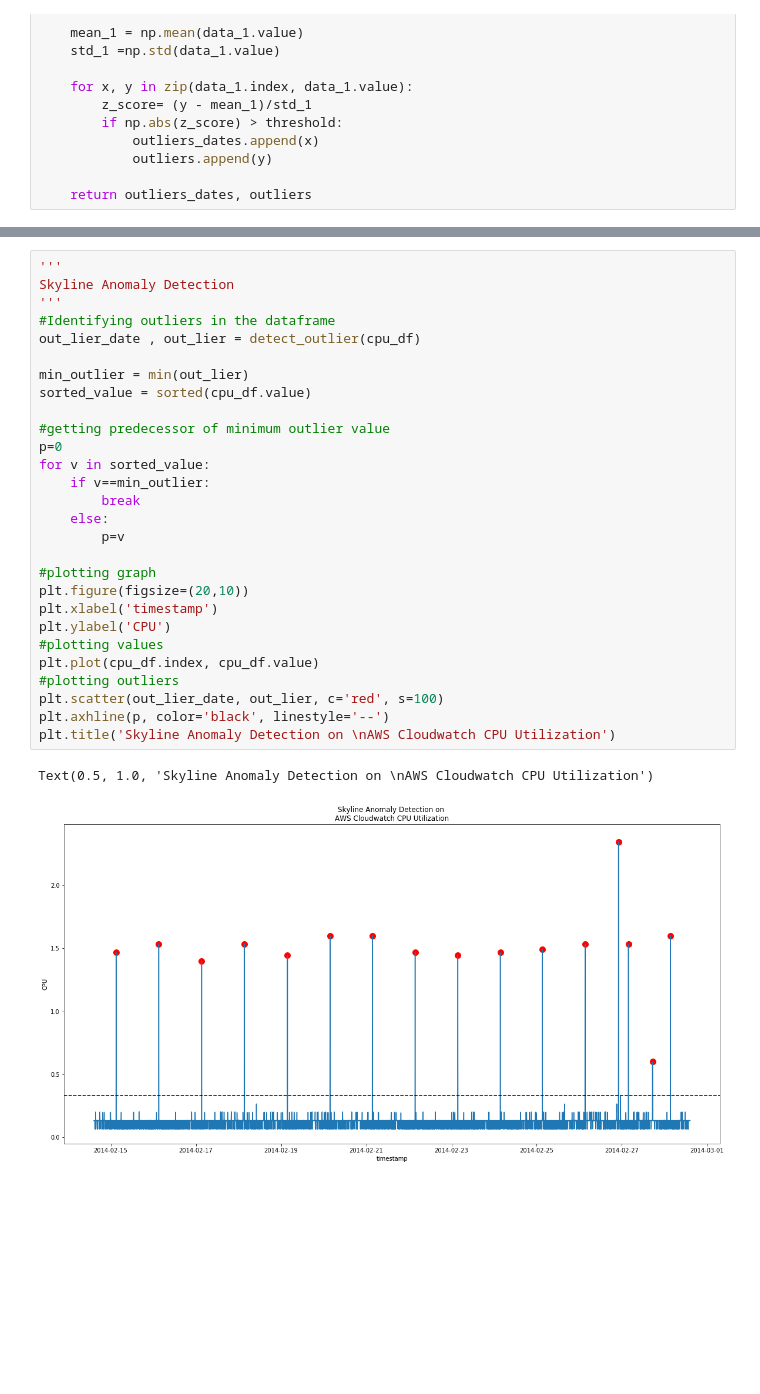
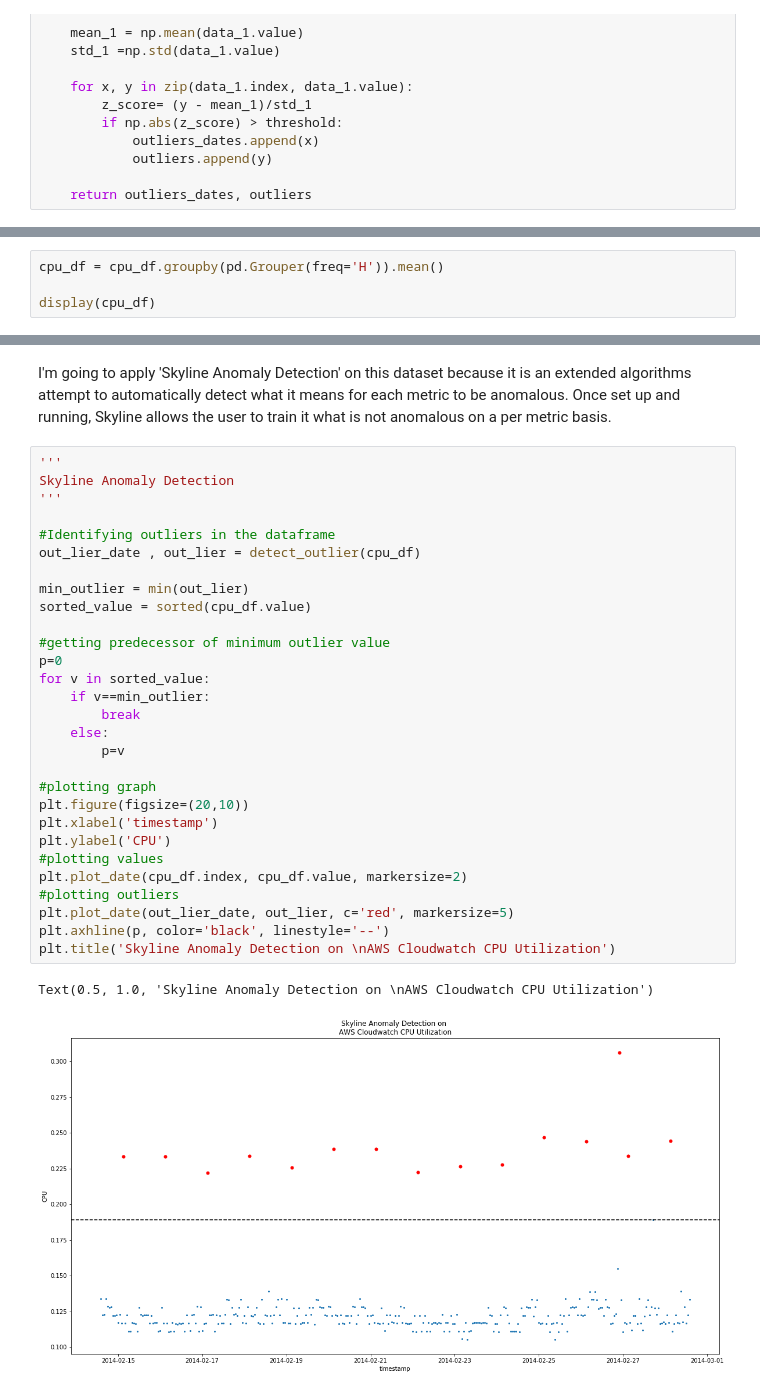
Before and after one commit to koyelpramanick/anomalies, a Jupyter notebook: anomalies.ipynb, the cells around one changed output, grey strips where cells are left out. Drawn from its saved outputs; the diff is of its cells as text; blank space fills up the shorter version.

```diff
--- a/anomalies.ipynb
+++ b/anomalies.ipynb
@@ -59,0 +99,4 @@ def detect_outlier(data_1):
+# %%
+cpu_df = cpu_df.groupby(pd.Grouper(freq='H')).mean()
+
+display(cpu_df)
@@ -60,31 +118,34 @@ def detect_outlier(data_1):
+# %% [markdown]
+I'm going to apply 'Skyline Anomaly Detection' on this dataset because it is an extended algorithms attempt to automatically detect what it means for each metric to be anomalous. Once set up and running, Skyline allows the user to train it what is not anomalous on a per metric basis.
 # %%
 '''
 Skyline Anomaly Detection
 '''
+
 #Identifying outliers in the dataframe
 out_lier_date , out_lier = detect_outlier(cpu_df)
 
 min_outlier = min(out_lier)
 sorted_value = sorted(cpu_df.value)
 
 #getting predecessor of minimum outlier value
 p=0
 for v in sorted_value:
     if v==min_outlier:
         break
     else:
         p=v
 
 #plotting graph
 plt.figure(figsize=(20,10))
 plt.xlabel('timestamp')
 plt.ylabel('CPU')
 #plotting values
-plt.plot(cpu_df.index, cpu_df.value)
+plt.plot_date(cpu_df.index, cpu_df.value, markersize=2)
 #plotting outliers
-plt.scatter(out_lier_date, out_lier, c='red', s=100)
+plt.plot_date(out_lier_date, out_lier, c='red', markersize=5)
 plt.axhline(p, color='black', linestyle='--')
 plt.title('Skyline Anomaly Detection on \nAWS Cloudwatch CPU Utilization')
 # %% [output]
 Text(0.5, 1.0, 'Skyline Anomaly Detection on \nAWS Cloudwatch CPU Utilization')
-[figure, old version]
+[figure, new version]
```
Also changed, not shown: parts of 26 cells of this notebook.
